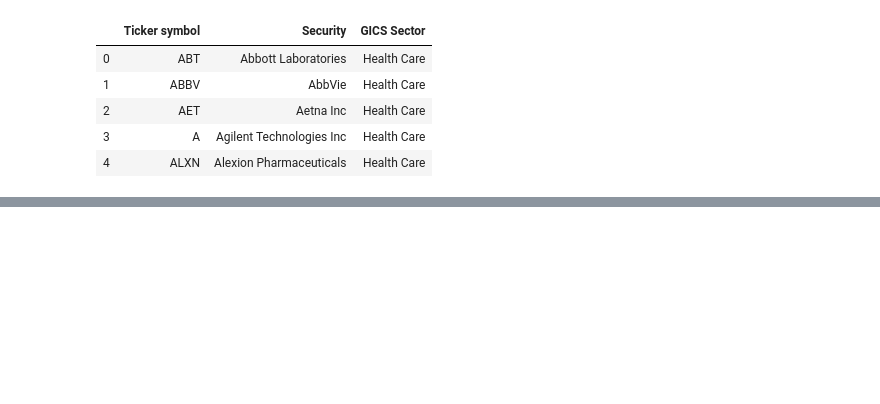
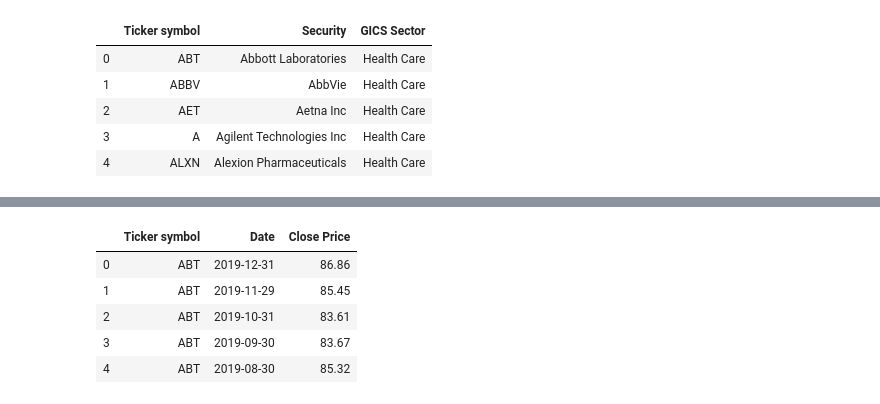
Before and after one commit to hongy14/ETL_project, a Jupyter notebook: ETL_Project_NYSE.ipynb, the cells around one changed output, grey strips where cells are left out. Cells and saved outputs as stored; diff of their text form; code cells hidden in the pictures; blank space fills up the shorter version.

```diff
--- a/ETL_Project_NYSE.ipynb
+++ b/ETL_Project_NYSE.ipynb
@@ -87,0 +126,40 @@ company_prices.head()
+# %%
+ticker_list = company_ticker["Ticker symbol"].to_list()
+
+ticker_symbol_list = [ ]
+date_list = [ ]
+close = [ ]
+
+for ticker in ticker_list:
+    base_url = 'https://www.alphavantage.co/query?function=TIME_SERIES_MONTHLY_ADJUSTED&symbol='
+    url = f'{base_url}{ticker}&apikey={api_key}'
+    response = requests.get(url).json()
+
+    try:
+        ticker_symbol = response['Meta Data']['2. Symbol']
+        response_dict = response['Monthly Adjusted Time Series']
+
+    except KeyError:
+        print(response)
+        continue
+
+    for date in response_dict.keys():
+        if '2019' in date:
+            ticker_symbol_list.append(ticker_symbol)
+            date_list.append(date)
+            close.append(response_dict[date]['4. close'])
+    time.sleep(12)
+# %%
+# Convert equry results to dataframe
+df_2019 = pd.DataFrame({ "Ticker symbol":ticker_symbol_list,
+                        "Date":date_list,
+                        "Close Price":close})
+df_2019["Close Price"] = pd.to_numeric(df_2019["Close Price"])
+df_2019.head()
+# %% [output]
+|  | Ticker symbol | Date | Close Price |
+| 0 | ABT | 2019-12-31 | 86.86 |
+| 1 | ABT | 2019-11-29 | 85.45 |
+| 2 | ABT | 2019-10-31 | 83.61 |
+| 3 | ABT | 2019-09-30 | 83.67 |
+| 4 | ABT | 2019-08-30 | 85.32 |
```
Also changed, not shown: parts of 35 cells of this notebook, 1 other file.
